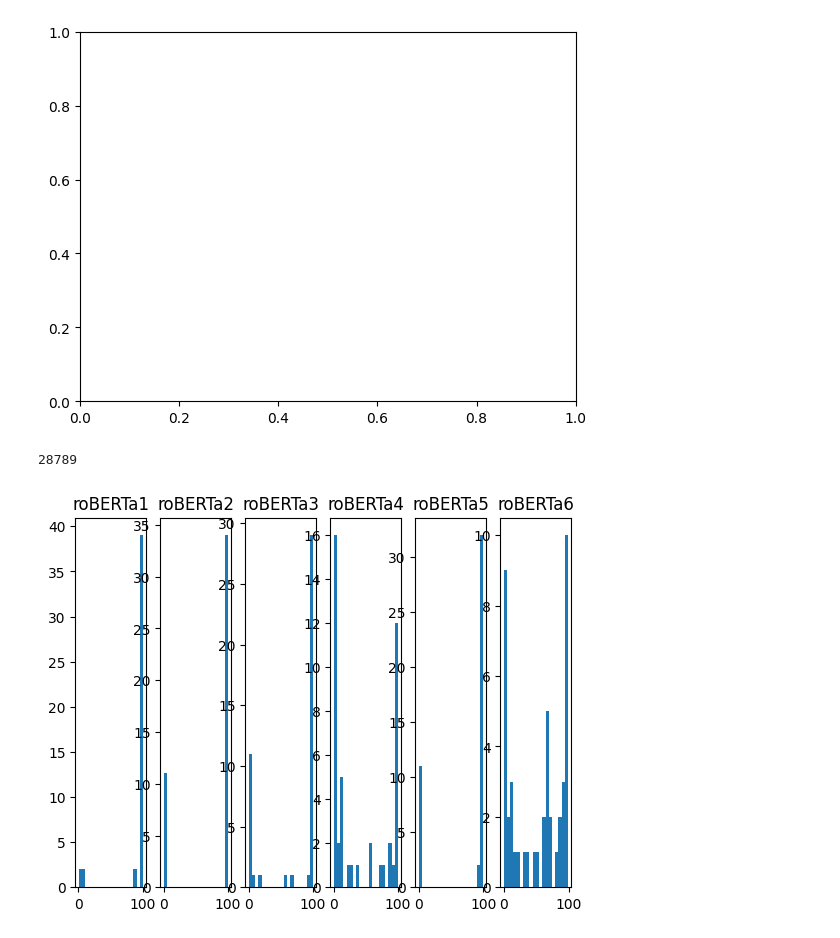
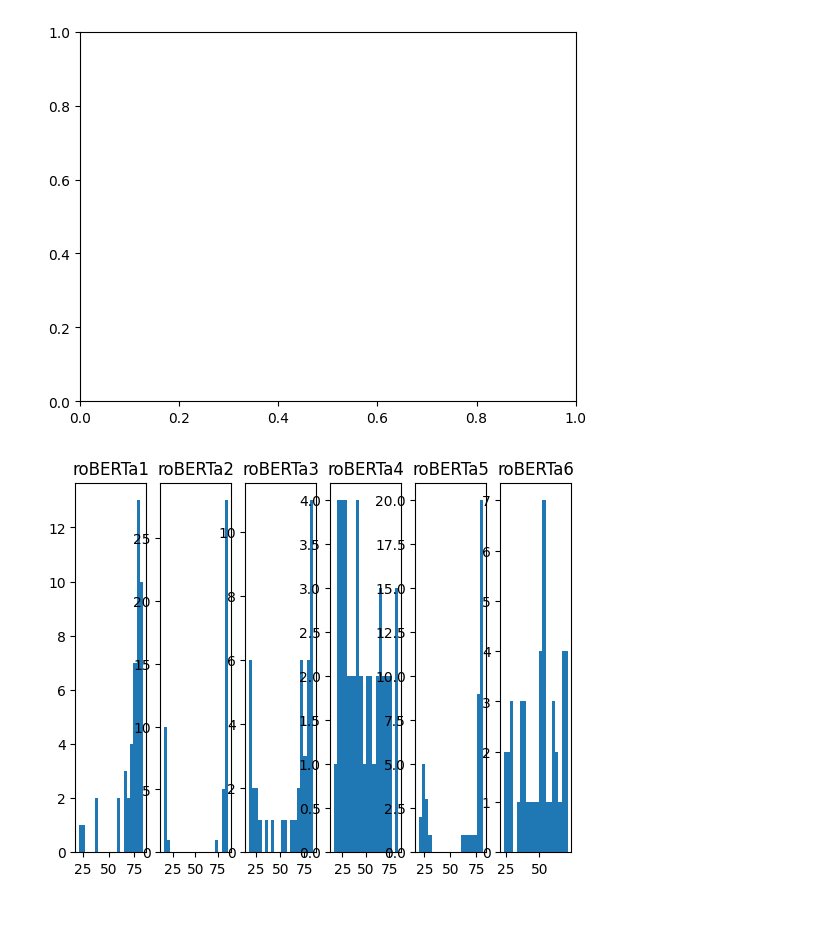
Before and after one commit to The-H4CKER/bs-meter, a Jupyter notebook: model_testing/political_text_test.ipynb, the cells around one changed output. Cells and saved outputs as stored; diff of their text form; code cells hidden in the pictures.

Commit message:
fixed bug in test code

```diff
--- a/model_testing/political_text_test.ipynb
+++ b/model_testing/political_text_test.ipynb
@@ -38,10 +38,10 @@ for i in range(1,7):
      result = bnc_speech["Text"].apply(get_bs_score, args = [model_path])
      df = pandas.DataFrame.from_records(result,columns= ["xgb","roBERTa","bs-score"])
      bnc_speech["xgb"] = df['xgb']
-     bnc_speech["roBERTa_" + str(i) + "score"] = df['roBERTa']
+     bnc_speech["roBERTa_" + str(i)] = df['roBERTa']
      bnc_speech['bs_score_with_roBERTa_' + str(i)] = df["bs-score"]
      result = manifestos["Text"].apply(get_bs_score, args = [model_path])
      df = pandas.DataFrame.from_records(result,columns= ["xgb","roBERTa","bs-score"])
      manifestos["xgb"] = df["xgb"]
-     manifestos["roberta_" + str(i) + "score"] = df["roBERTa"]
-     manifestos['bs_score_with_roberta_' + str(i)] = df["bs-score"]
+     manifestos["roBERTa_" + str(i)] = df["roBERTa"]
+     manifestos['bs_score_with_roBERTa_' + str(i)] = df["bs-score"]
@@ -75,16 +75,15 @@ for i in range(1,7):
 # %%
 
 #plotting distribution of confidence values for
 
-manifesto_dataset = pandas.read_excel("model_testing/test_results/political_texts_results.xlsx")
+#manifesto_dataset = pandas.read_excel("model_testing/test_results/political_texts_results.xlsx")
 
 
 fig,axs = fig,axs = plt.subplots(1,6)
 
 
 for i in range(1,7):
-    axs[i-1].hist(manifesto_dataset["roberta_" + str(i) + "score"], bins = 20)
+    axs[i-1].hist(manifestos["roBERTa_" + str(i)], bins = 20)
     axs[i-1].set_title("roBERTa" + str(i))
 # %% [output]
-28789
-[figure, old version]
+[figure, new version]
```
Also changed, not shown: parts of 3 cells of this notebook, 3 other files.
